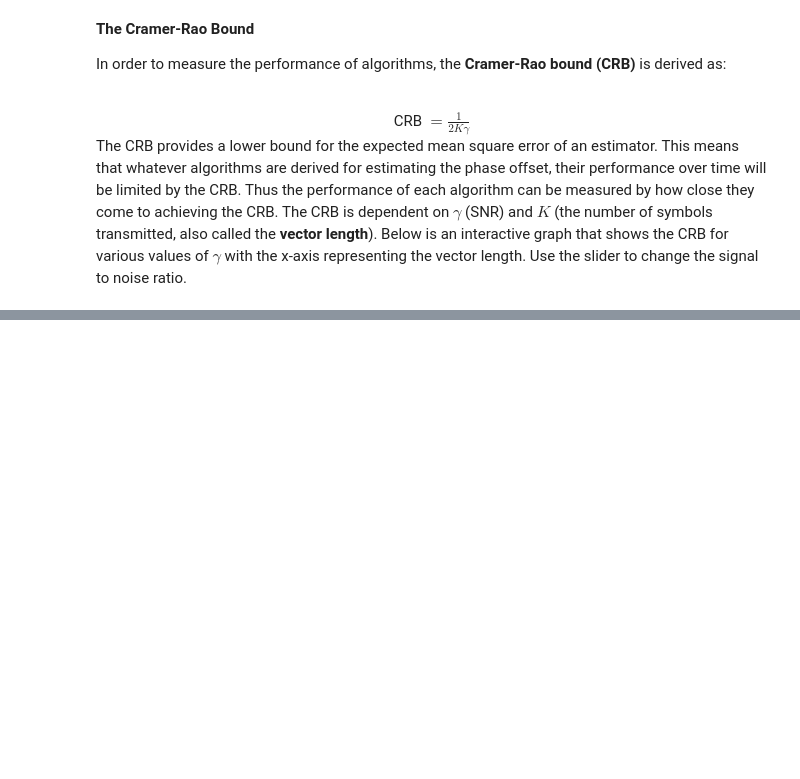
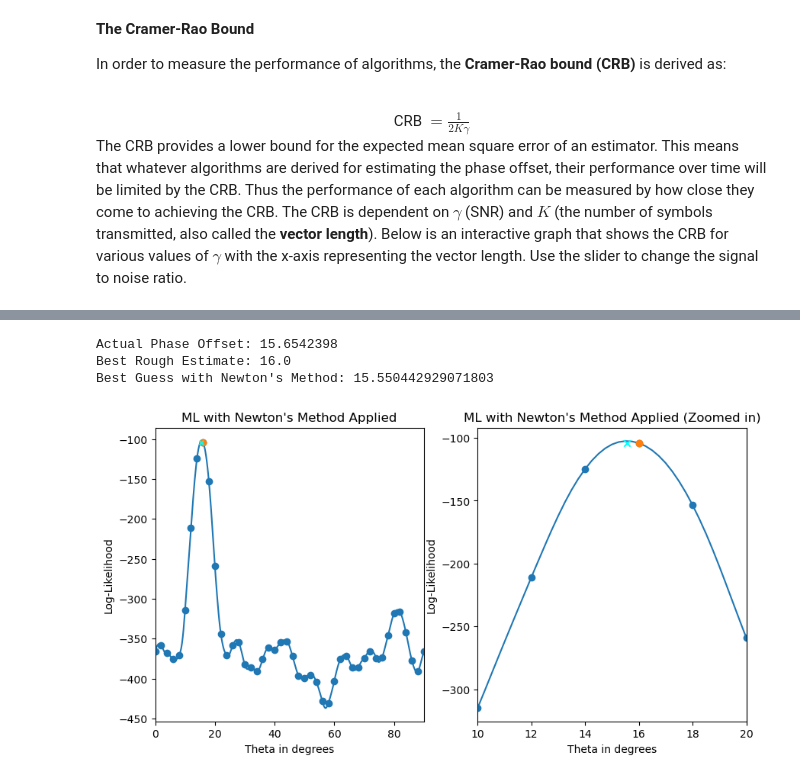
Before and after one commit to MrBubb1es/QAM-Thesis, a Jupyter notebook: QAM_Thesis.ipynb, the cells around one changed output, grey strips where cells are left out. Cells and saved outputs as stored; diff of their text form; code cells hidden in the pictures; blank space fills up the shorter version.

```diff
--- a/QAM_Thesis.ipynb
+++ b/QAM_Thesis.ipynb
@@ -267,0 +322,9 @@ interactive(children=(FloatSlider(value=25.86, description='snr', max=33.0, min=
+# %%
+from thesisplots import graph_ml_estimator_with_newtons
+
+graph_ml_estimator_with_newtons()
+# %% [output]
+Actual Phase Offset: 15.6542398
+Best Rough Estimate: 16.0
+Best Guess with Newton's Method: 15.550442929071803
+[figure, added]
```
Also changed, not shown: parts of 11 cells of this notebook, 6 other files.
